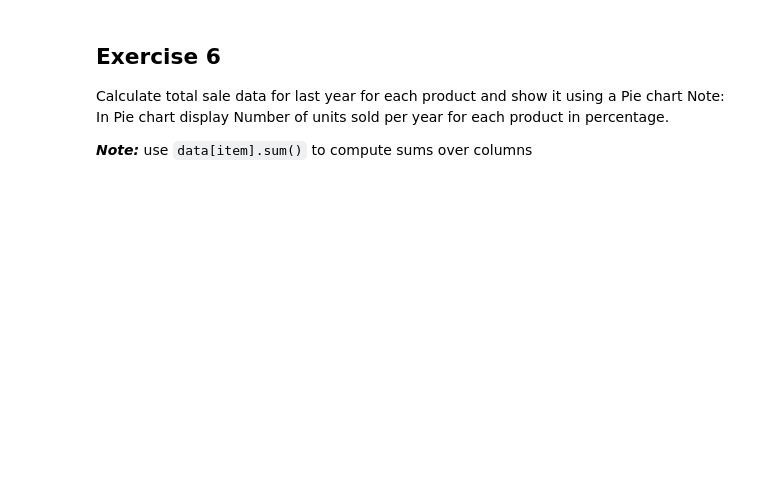
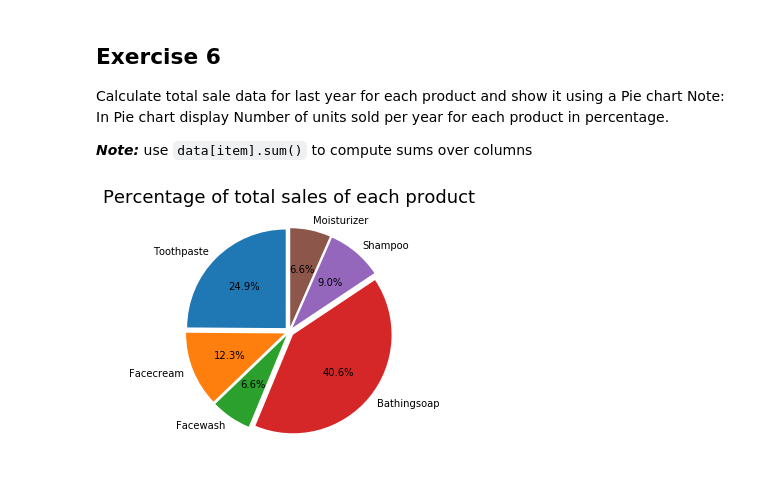
Before and after one commit to apfoertn/DataScienceSS20, a Jupyter notebook: Exercises/1_b_MatplotLib.ipynb, the cells around one changed output. Cells and saved outputs as stored; diff of their text form; code cells hidden in the pictures; blank space fills up the shorter version.

```diff
--- a/Exercises/1_b_MatplotLib.ipynb
+++ b/Exercises/1_b_MatplotLib.ipynb
@@ -121,0 +128,17 @@ data['toothpaste'].sum()
+# %%
+Toothpaste = data['toothpaste'].sum()
+Facecream = data['facecream'].sum()
+Facewash = data['facewash'].sum()
+Bathingsoap = data['bathingsoap'].sum()
+Shampoo = data['shampoo'].sum()
+Moisturizer = data['moisturizer'].sum()
+Sum = [Toothpaste, Facecream, Facewash, Bathingsoap, Shampoo, Moisturizer]
+
+labels = ['Toothpaste','Facecream','Facewash','Bathingsoap','Shampoo', 'Moisturizer']
+plt.pie(Sum, labels=labels, startangle = 90 ,autopct='%.1f%%', explode=explode)
+plt.title('Percentage of total sales of each product', fontsize=18)
+explode =(0.05,0.05,0.05,0.05,0.05,0.05)
+plt.tight_layout()
+plt.show()
+# %% [output]
+[figure, added]
```
Also changed, not shown: parts of 3 cells of this notebook, 2 other files.
